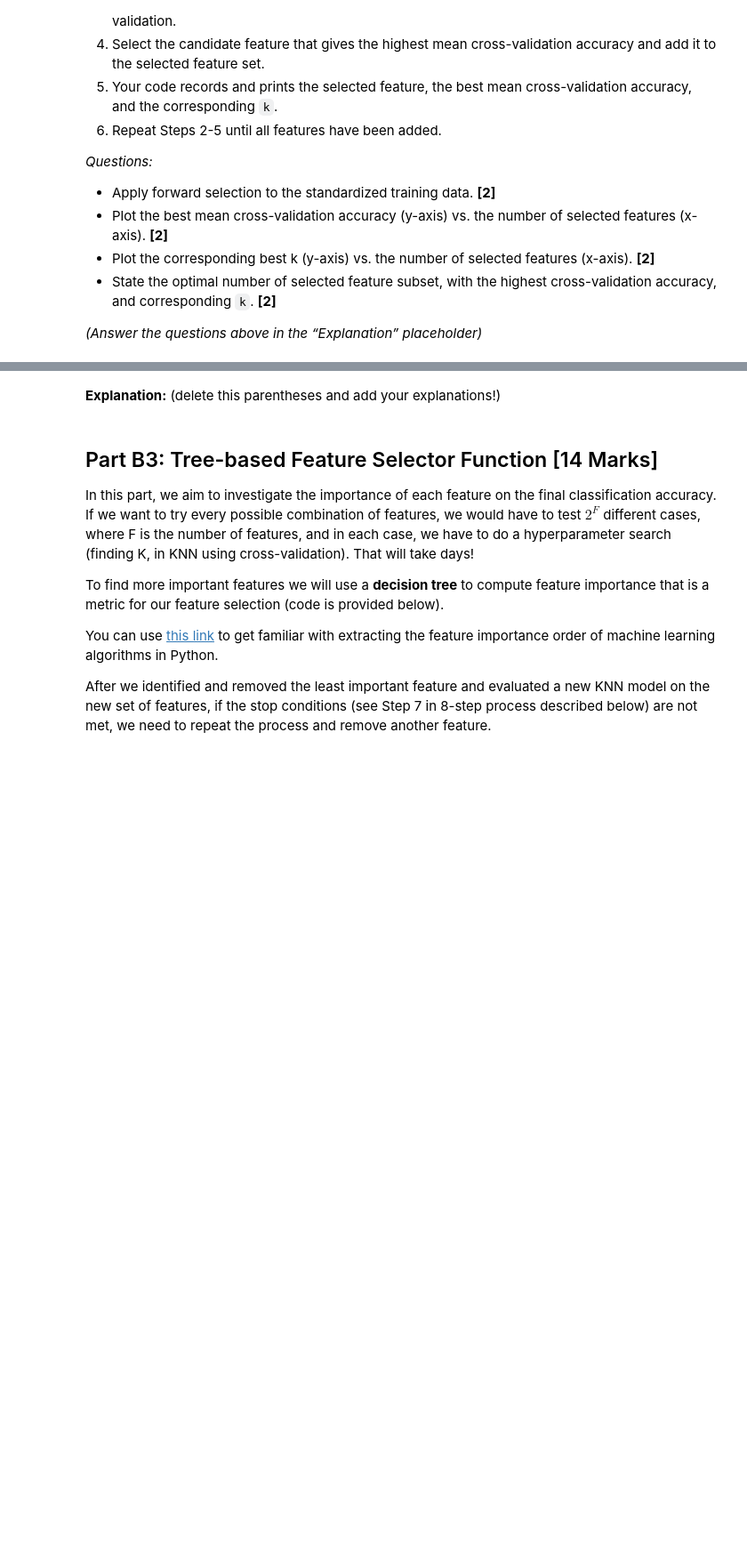
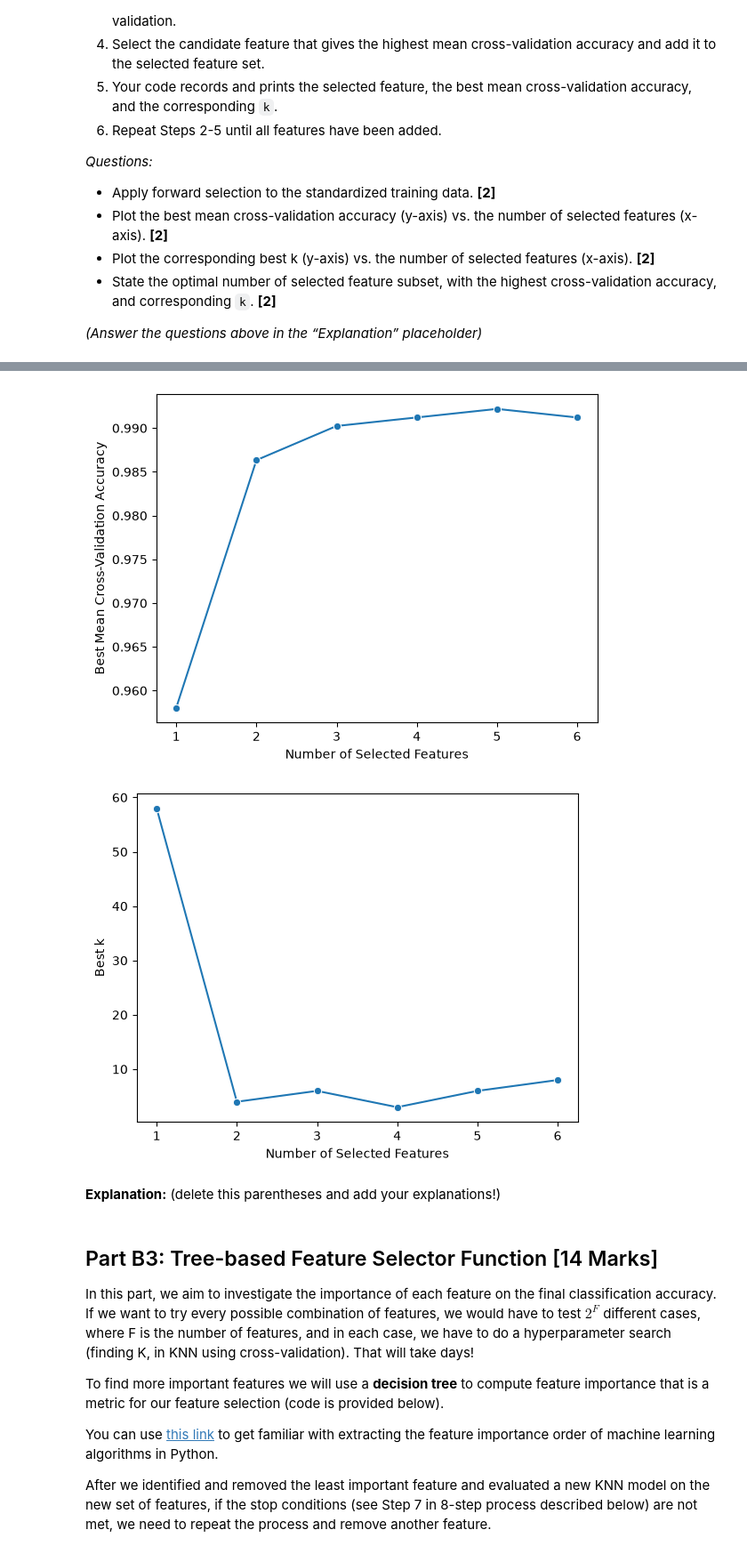
Before and after one commit to acknowledgeworkimagine/DataScienceStatlLearning, a Jupyter notebook: Project1_Elias_Gallegos.ipynb, the cells around one changed output, grey strips where cells are left out. Shown at 89% size. Drawn from its saved outputs; the diff is of its cells as text; code cells hidden in the pictures; blank space fills up the shorter version.

```diff
--- a/Project1_Elias_Gallegos.ipynb
+++ b/Project1_Elias_Gallegos.ipynb
@@ -424,3 +603,38 @@ Procedure:
+# %%
+selection_results_df = pd.DataFrame(
+    selection_results,
+    columns=[
+        'n_features',
+        'feature_added',
+        'best_k',
+        'best_accuracy'
+    ]
+)
+
+sns.lineplot(
+    data=selection_results_df,
+    x='n_features',
+    y='best_accuracy',
+    marker='o'
+)
+
+plt.xlabel('Number of Selected Features')
+plt.ylabel('Best Mean Cross-Validation Accuracy')
+plt.show()
+
+sns.lineplot(
+    data=selection_results_df,
+    x='n_features',
+    y='best_k',
+    marker='o'
+)
+
+plt.xlabel('Number of Selected Features')
+plt.ylabel('Best k')
+plt.show()
+# %% [output]
+[figure, added]
+[figure, added]
 # %% [markdown]
 **Explanation:** (delete this parentheses and add your explanations!)
 # %% [markdown]
```
Also changed, not shown: parts of 15 cells of this notebook, 2 other files.
